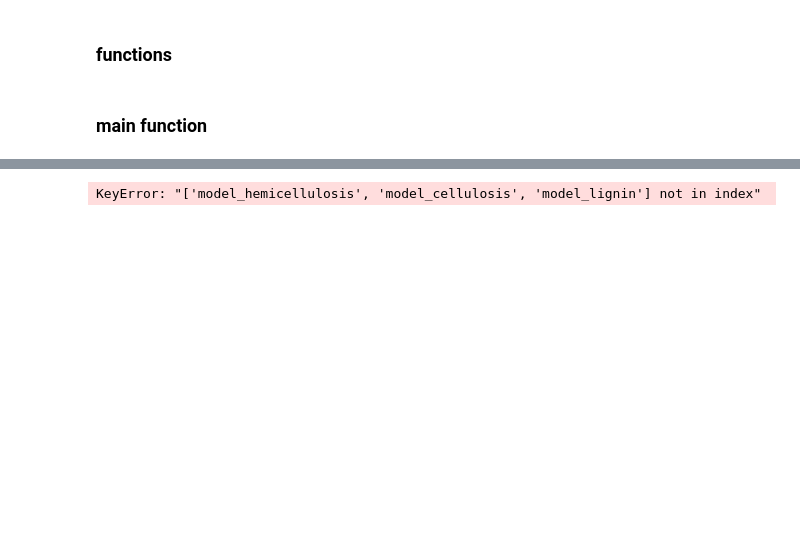
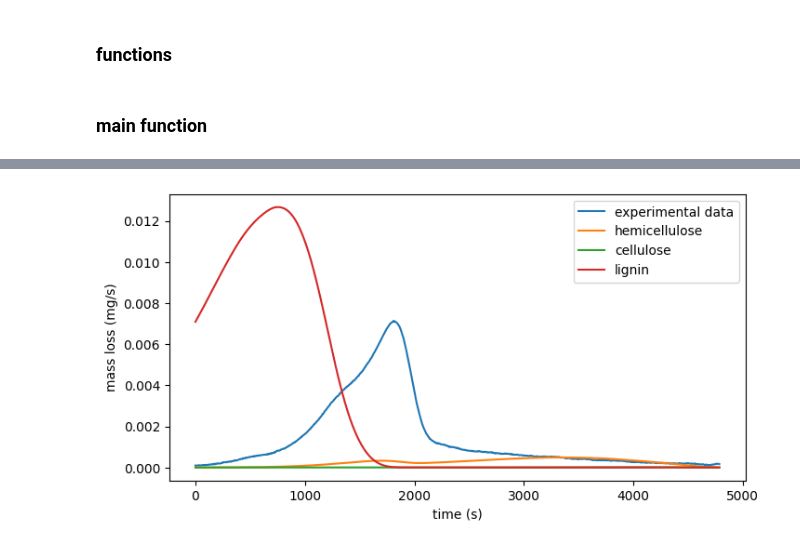
Before and after one commit to abasilio91/biomass-pyrolysis, a Jupyter notebook: main.ipynb, the cells around one changed output, grey strips where cells are left out. Saved outputs shown, nothing was run; the diff lists cells and outputs as text; code cells hidden in the pictures; blank space fills up the shorter version.

```diff
--- a/main.ipynb
+++ b/main.ipynb
@@ -173,10 +165,10 @@ data.head(5)
 # %%
 data.plot(x='time',
-          y=['dtga','model_hemicellulosis', 'model_cellulosis', 'model_lignin'],
-          kind='line',
-          figsize=(8,4),
-          label=['experimental data', 'hemicellulosis', 'cellulosis', 'lignin'],
-          xlabel='time (s)',
-          ylabel='mass loss (mg/s)');
+            y=['dtga','model_hemicellulose', 'model_cellulose', 'model_lignin'],
+            kind='line',
+            figsize=(8,4),
+            label=['experimental data', 'hemicellulose', 'cellulose', 'lignin'],
+            xlabel='time (s)',
+            ylabel='mass loss (mg/s)');
 # %% [output]
-KeyError: "['model_hemicellulosis', 'model_cellulosis', 'model_lignin'] not in index"
+[figure, added]
```
Also changed, not shown: parts of 6 cells of this notebook.
